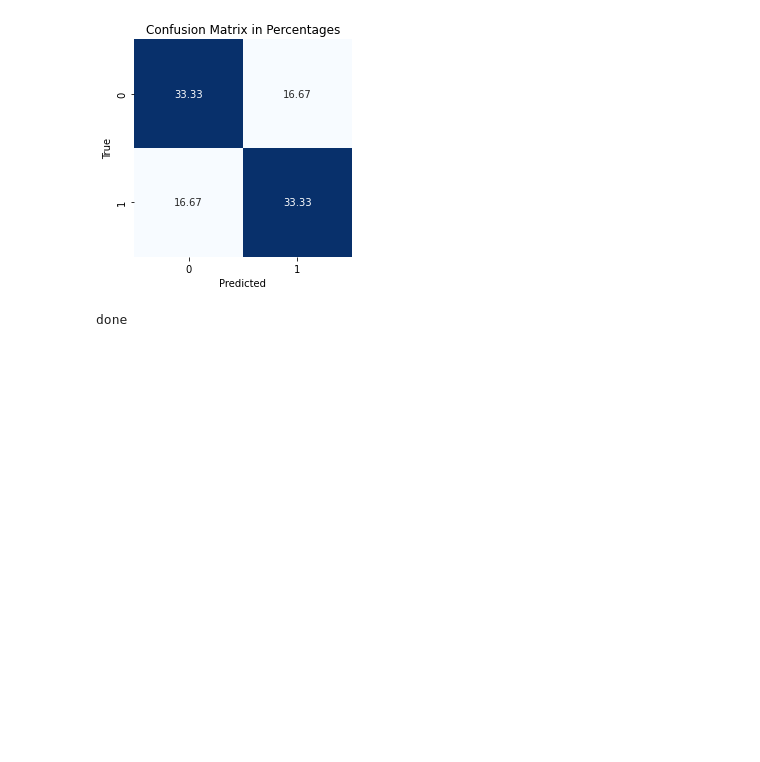
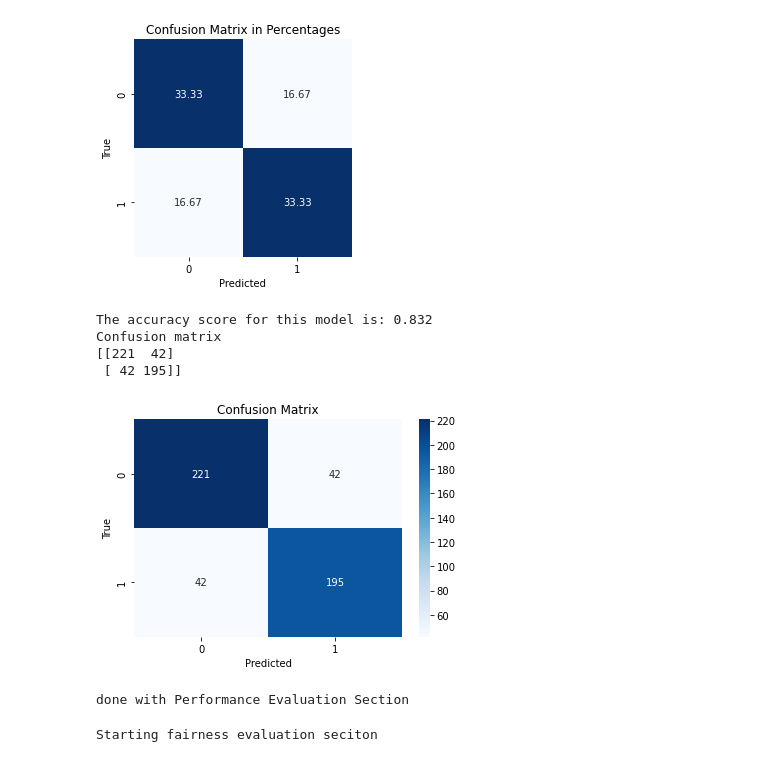
Before and after one commit to CMU-17313Q/fall23-nodebb-inshallah-a, a Jupyter notebook: P4/Jupyter_Notebook_Setup_P4.ipynb, the cells around one changed output. Drawn from its saved outputs; the diff is of its cells as text; code cells hidden in the pictures; blank space fills up the shorter version.

```diff
--- a/P4/Jupyter_Notebook_Setup_P4.ipynb
+++ b/P4/Jupyter_Notebook_Setup_P4.ipynb
@@ -143,7 +149,7 @@ print(conf_matrix)
 classes = ["1", "2"]
 
 # Computing the confusion matrix (Regular numbers)
-confusion_matrix = confusion_matrix(y_test, prediction)
+confusion_matrix = confusion_matrix(Y_true, prediction)
 
 
 # Compute the confusion matrix percentage
@@ -158,7 +164,7 @@ conf_matrix_percentage = (conf_matrix / conf_matrix.sum()) * 100
 
 
 print("Confusion matrix in percentages")
-print(conf_matrix_percent)
+print(conf_matrix_percentage)
 
 plt.figure(figsize=(6, 4))
 sns.heatmap(conf_matrix_percentage, annot=True, fmt="0.2f", cmap="Blues", cbar=False, square=True)
@@ -175,7 +181,33 @@ Confusion matrix in percentages
 [[33.33333333 16.66666667]
  [16.66666667 33.33333333]]
 [figure]
+# %%
+#Performance Evaluation Section
+
+from sklearn.metrics import accuracy_score, confusion_matrix
+Y_true= test_data['Good Candidate']
+accuracy = accuracy_score(Y_true, prediction)
+print("The accuracy score for this model is" + ":", accuracy)
+
+conf_matrix= confusion_matrix(Y_true, prediction)
+print('Confusion matrix')
+print(conf_matrix)
+sns.heatmap(conf_matrix, annot=True, fmt='d', cmap='Blues')
+plt.xlabel('Predicted')
+plt.ylabel('True')
+plt.title('Confusion Matrix')
+plt.show()
+# %% [output]
+The accuracy score for this model is: 0.832
+Confusion matrix
+[[221  42]
+ [ 42 195]]
+[figure, added]
+# %%
+print ("done with Performance Evaluation Section")
+# %% [output]
+done with Performance Evaluation Section
 # %%
-print("done")
+print ("Starting fairness evaluation seciton")
 # %% [output]
-done
+Starting fairness evaluation seciton
```
Also changed, not shown: parts of 26 cells of this notebook.
